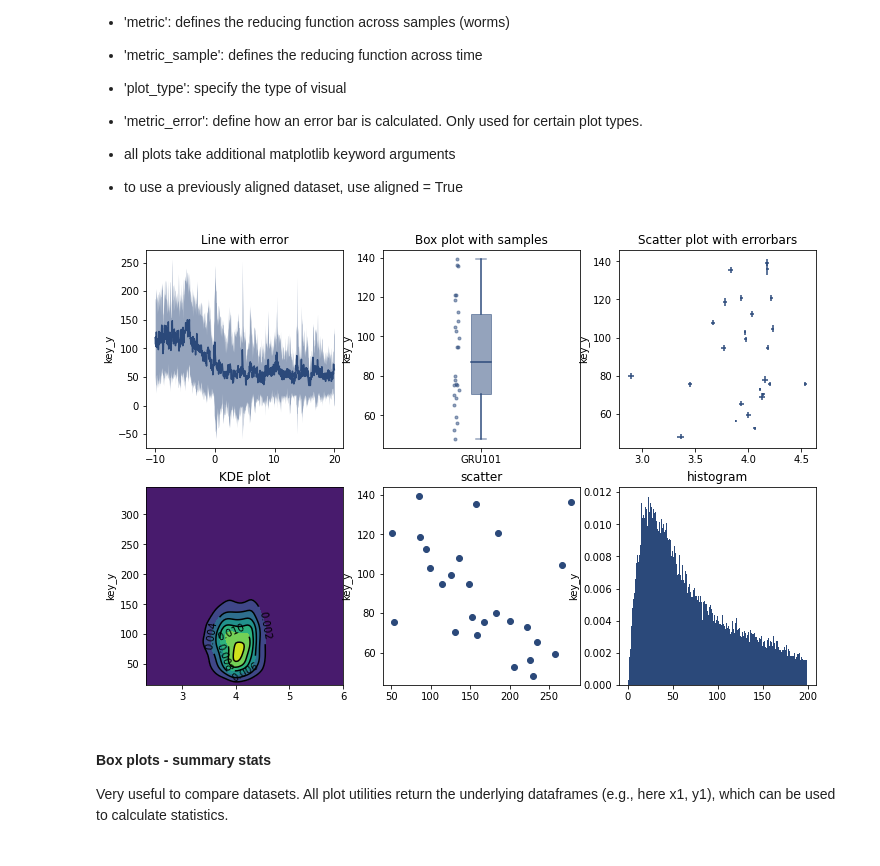
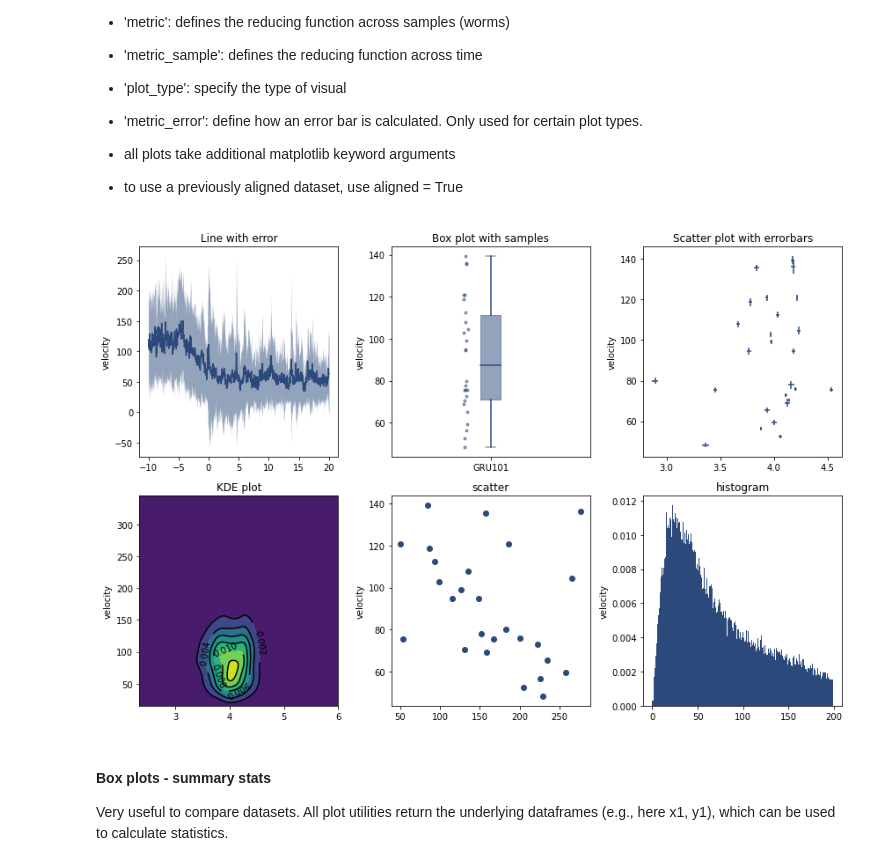
Before and after one commit to scholz-lab/Pharaglow-Analysis, a Jupyter notebook: Using_pganalysis.ipynb, the cells around one changed output. Cells and saved outputs as stored; diff of their text form; code cells hidden in the pictures.

```diff
--- a/Using_pganalysis.ipynb
+++ b/Using_pganalysis.ipynb
@@ -203,21 +203,22 @@ There are 6 basic plot types illustrated below.
 # %%
 # basic plot types
 fig, ((ax1, ax2, ax3), ( ax4, ax5, ax6)) = plt.subplots(nrows=2, ncols=3, figsize = (12, 8))
 key_x = 'time'
 key_y = 'velocity'
 
 plot, x, y = control.plot(ax1, (key_x, key_y), metric = None, metric_sample = 'mean', plot_type = 'line', metric_error = 'std', aligned = True)
 plot, x, y = control.plot(ax2, (key_x, key_y),metric = 'mean', metric_sample = None, plot_type = 'box', loc = 0,)
 plot, x, y = control.plot(ax3, ('rate', key_y), metric = 'mean', metric_sample = None, plot_type = 'xy_error_scatter', metric_error = 'sem', marker=None)
 plot, x, y = control.plot(ax4, ('rate', key_y), metric = None, metric_sample = 'mean', plot_type = 'density', metric_error = None)
 plot, x, y = control.plot(ax5, (key_x, key_y), metric = 'mean', metric_sample = None, plot_type = 'scatter', axis =0)
 plot, x, y = control.plot(ax6, key_y, metric = 'collapse', metric_sample = None, plot_type = 'histogram', nbins =range(0,200))
 
 for ax, txt in zip(fig.axes, ['Line with error', 'Box plot with samples', 'Scatter plot with errorbars', 'KDE plot', 'scatter', 'histogram']):
     ax.set_title(txt)
-    ax.set_ylabel('key_y')
+    ax.set_ylabel(key_y)
+plt.tight_layout()
 # %% [output]
-[figure, old version]
+[figure, new version]
 # %% [markdown]
 #### Box plots - summary stats
 
```
Also changed, not shown: 9 other files.
